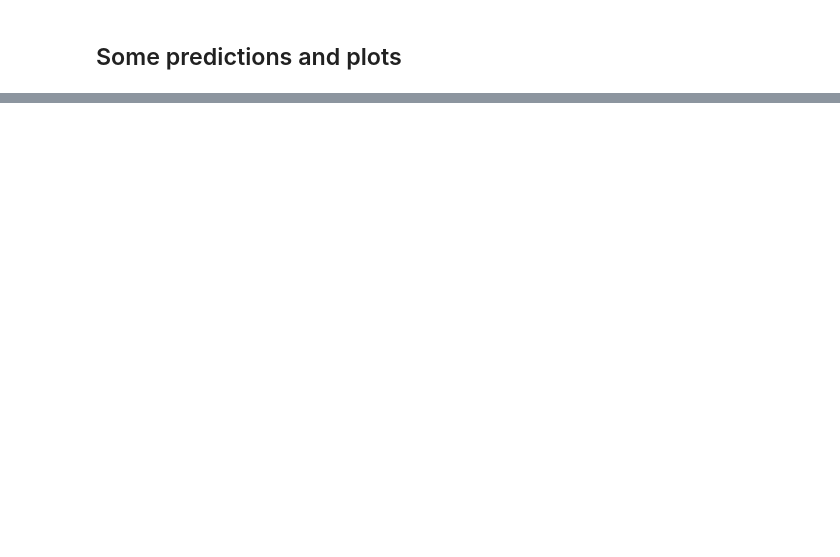
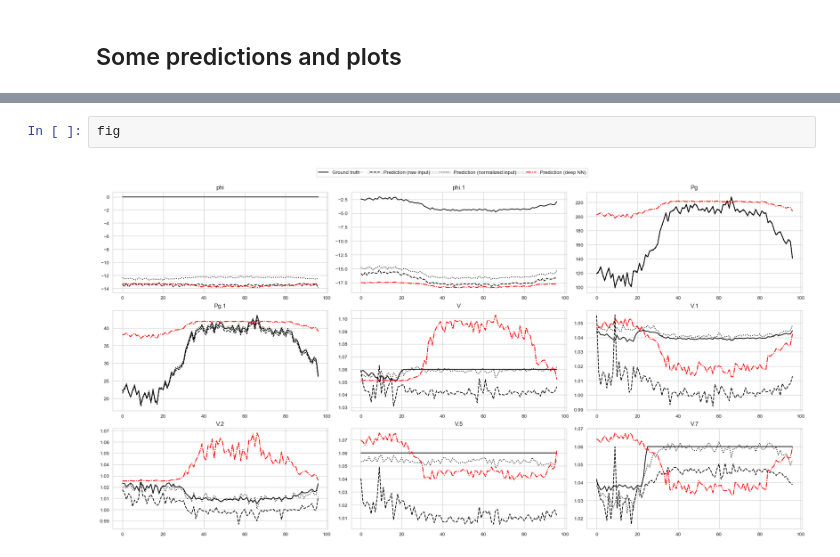
Before and after one commit to jpfutalef/IPTLC_BBMs, a Jupyter notebook: OPF_BBMs.ipynb, the cells around one changed output, grey strips where cells are left out. Saved outputs shown, nothing was run; the diff lists cells and outputs as text; blank space fills up the shorter version.

```diff
--- a/OPF_BBMs.ipynb
+++ b/OPF_BBMs.ipynb
@@ -392,3 +595,7 @@ This more complex model considers that the input is mixed (i.e., continuous and
+# %%
+fig
+# %% [output]
+[figure, added]
 # %%
 class MixedInputModel(nn.Module):
     def __init__(self, continuous_size, discrete_size, output_size):
```
Also changed, not shown: parts of 19 cells of this notebook, 3 other files.
